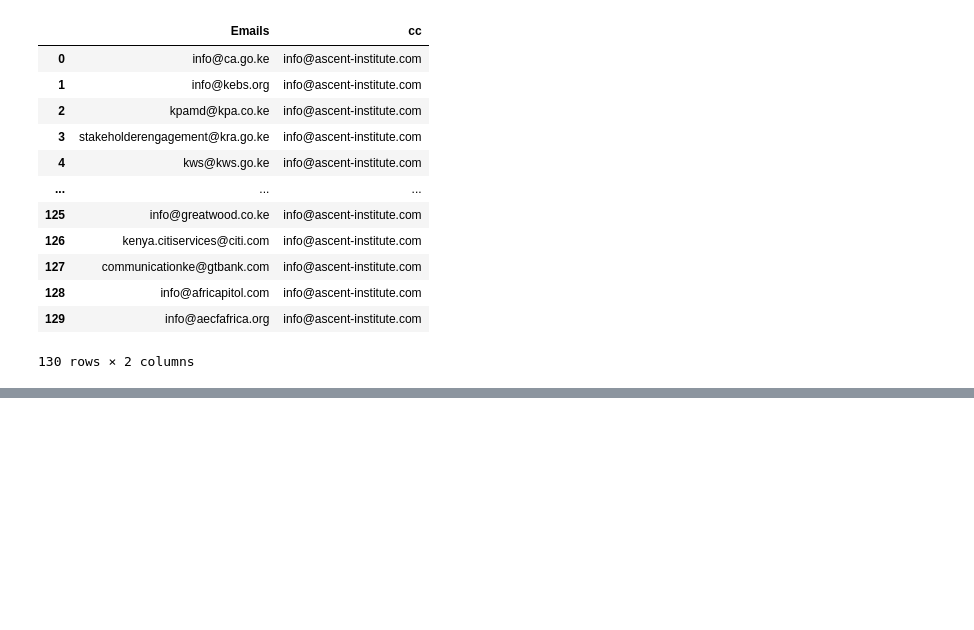
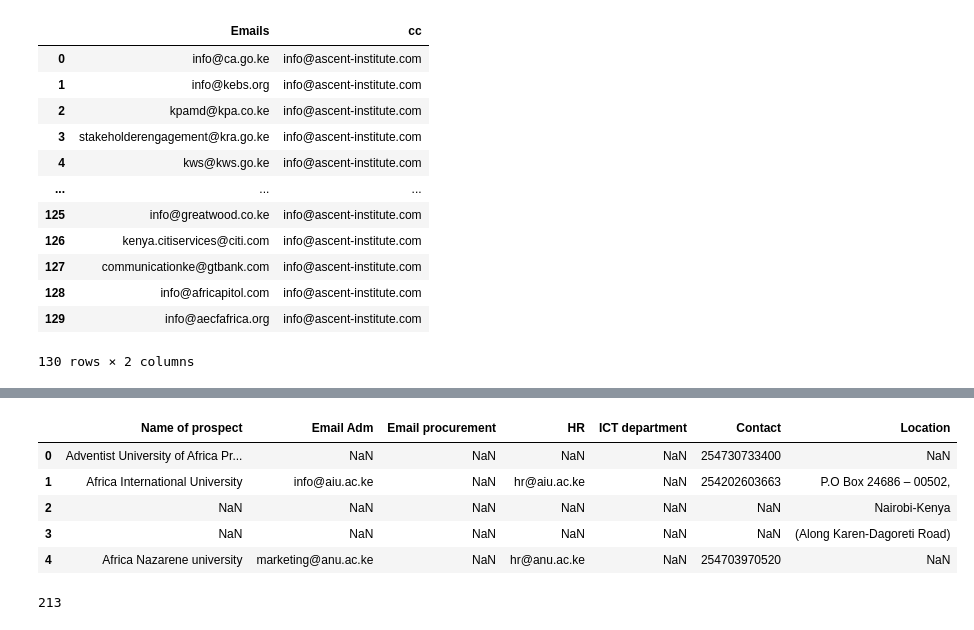
Before and after one commit to IainMosima/bulk-email-sender, a Jupyter notebook: analysis.ipynb, the cells around one changed output, grey strips where cells are left out. Drawn from its saved outputs; the diff is of its cells as text; code cells hidden in the pictures; blank space fills up the shorter version.

```diff
--- a/analysis.ipynb
+++ b/analysis.ipynb
@@ -678,0 +756,3 @@ df_leads_cleaned
+# %%
+df_leads_may_10.dropna(subset=["Email Adm", "Email procurement", "HR", "ICT department"], inplace=True)
+df_leads_may_10.isna().sum()
@@ -678,0 +768,21 @@ df_leads_cleaned
+# %%
+df_leads_may_10.head()
+# %% [output]
+|  | Name of prospect | Email Adm | Email procurement | HR | ICT department | Contact | Location |
+| 0 | Adventist University of Africa Pr... | NaN | NaN | NaN | NaN | 254730733400 | NaN |
+| 1 | Africa International University | info@aiu.ac.ke | NaN | hr@aiu.ac.ke | NaN | 254202603663 | P.O Box 24686 – 00502, |
+| 2 | NaN | NaN | NaN | NaN | NaN | NaN | Nairobi-Kenya |
+| 3 | NaN | NaN | NaN | NaN | NaN | NaN | (Along Karen-Dagoreti Road) |
+| 4 | Africa Nazarene university | marketing@anu.ac.ke | NaN | hr@anu.ac.ke | NaN | 254703970520 | NaN |
+# %%
+emails_list = []
+
+email_columns_leads = ["Email Adm", "Email procurement", "HR", "ICT department"]
+for email_column in email_columns_leads:
+    emails = df_leads_may_10[email_column].to_list()
+    emails_list.extend(emails)
+
+emails_list.extend(df_general_managers["Email"].to_list())
+len(emails_list)
+# %% [output]
+213
```
Also changed, not shown: parts of 28 cells of this notebook, 4 other files.
